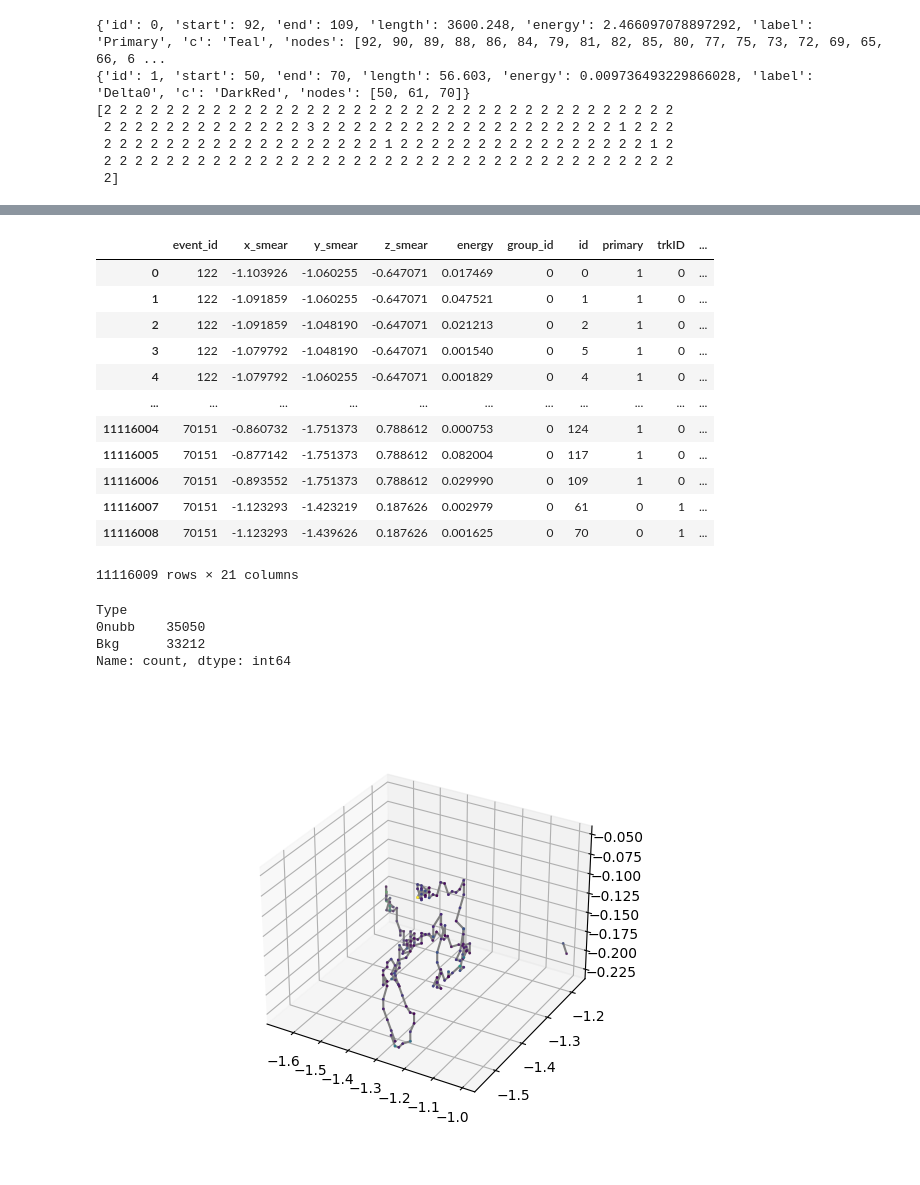
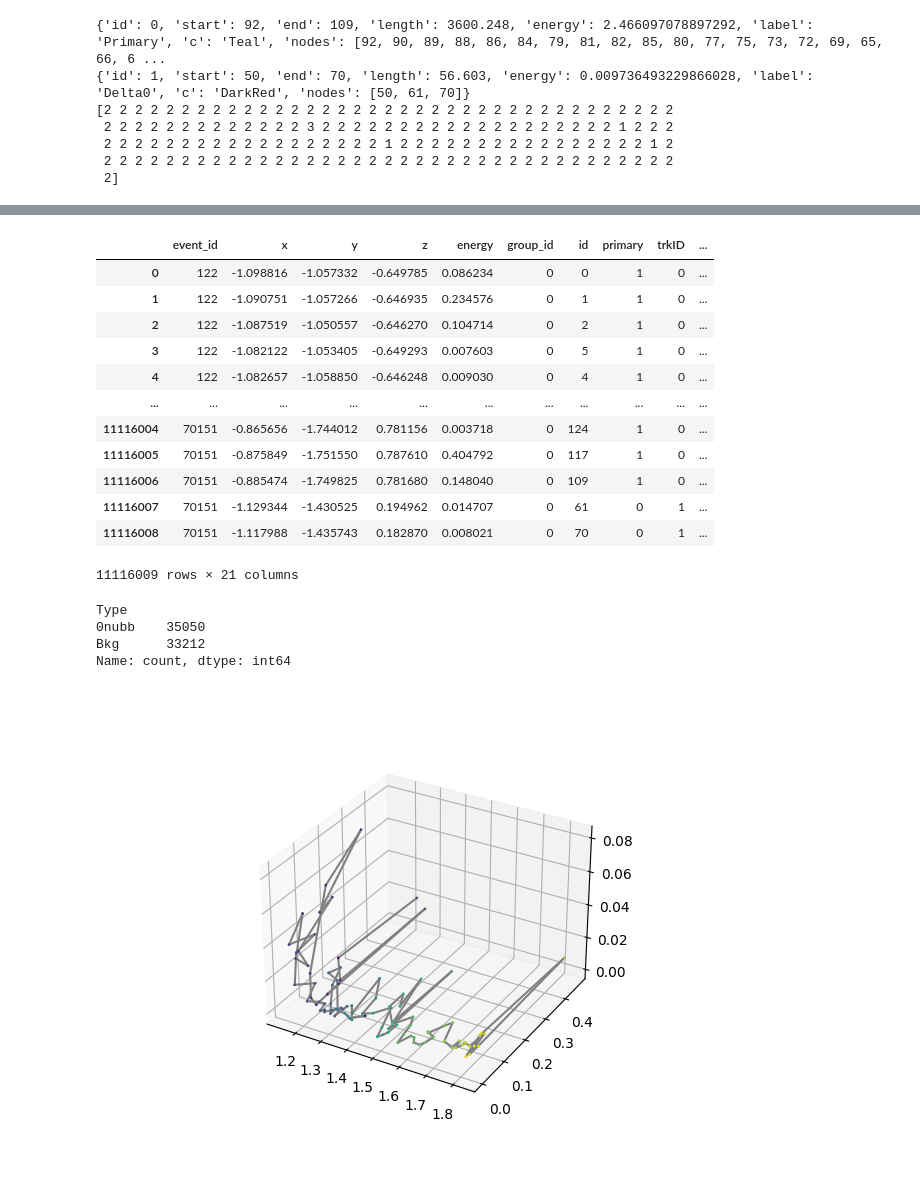
Before and after one commit to kvjmistry/ATPC, a Jupyter notebook: notebooks/ML_GNN.ipynb, the cells around one changed output, grey strips where cells are left out. Cells and saved outputs as stored; diff of their text form; code cells hidden in the pictures.

```diff
--- a/notebooks/ML_GNN.ipynb
+++ b/notebooks/ML_GNN.ipynb
@@ -74,7 +74,7 @@ Bkg_meta["Type"] = "Bkg"
 display(Bkg_meta)
 
 df = pd.concat([nubb_meta, Bkg_meta])
-df = df.drop(columns=['x', 'y', 'z'])
+df = df.drop(columns=['x_smear', 'y_smear', 'z_smear'])
 
 
 # ----------------------------------------------------------------------------------------------------
@@ -147,20 +147,10 @@ rows = []
 for event_id, track_list in Tracks.items():
     for t in track_list:
         for node in t['nodes']:
-            rows.append({
-                'event_id': event_id,
-                'id': node,
-                'length': t['length'],
-                'Etot': t['energy'],
-                'label': t['label'],
-            })
+            rows.append({'event_id': event_id,'id': node,'length': t['length'],'Etot': t['energy'],'label': t['label']})
 
 tracks_df = pd.DataFrame(rows)
-df_merged = df.merge(
-    tracks_df,
-    how='inner',
-    on=['event_id', 'id']
-)
+df_merged = df.merge(tracks_df,how='inner',on=['event_id', 'id'])
 # %%
 display(df_merged[df_merged.event_id == 122])
 # %% [output]
@@ -237,9 +232,13 @@ def normalize_group(group):
     return (group - group.min()) / (group.max() - group.min())
 
 # Normalize the columns
-xyz_mean = df_merged[["x_smear", "y_smear", "z_smear"]].mean()
-xyz_std  = df_merged[["x_smear", "y_smear", "z_smear"]].std()
-df_merged[["x_smear", "y_smear", "z_smear"]] = (df_merged[["x_smear", "y_smear", "z_smear"]] - xyz_mean) / xyz_std
+xyz_mean = df_merged[["x", "y", "z"]].mean()
+xyz_std  = df_merged[["x", "y", "z"]].std()
+df_merged[["x", "y", "z"]] = (df_merged[["x", "y", "z"]] - xyz_mean) / xyz_std
+
+
+# Apply clipping to the energy
+df_merged['energy'] = df_merged['energy'].clip(upper=0.4)
 
 df_merged = MinMaxScale(df_merged, "energy")
 df_merged = MinMaxScale(df_merged, "Tortuosity")
@@ -317,30 +333,27 @@ df_merged['label_cat'] = (
       .str.replace(r'^Delta\d+$', 'Delta', regex=True)
       .str.replace(r'^BremDelta\d+$', 'BremDelta', regex=True)
 )
+
 df_merged['label_cat'] = df_merged['label_cat'].astype('category')
-
-df_merged['label_cat'] = df_merged['label_cat'].cat.set_categories(
-    ['Primary', 'Delta', 'Brem', 'BremDelta'],
-    ordered=False
-)
+df_merged['label_cat'] = df_merged['label_cat'].cat.set_categories(['Primary', 'Delta', 'Brem', 'BremDelta'],ordered=False )
 
 # Integer encoding for training
 df_merged['label_id'] = df_merged['label_cat'].cat.codes
 
 display(df_merged)
 # %% [output]
-|  | event_id | x_smear | y_smear | z_smear | energy | group_id | id | primary | trkID | ... |
-| 0 | 122 | -1.103926 | -1.060255 | -0.647071 | 0.017469 | 0 | 0 | 1 | 0 | ... |
-| 1 | 122 | -1.091859 | -1.060255 | -0.647071 | 0.047521 | 0 | 1 | 1 | 0 | ... |
-| 2 | 122 | -1.091859 | -1.048190 | -0.647071 | 0.021213 | 0 | 2 | 1 | 0 | ... |
-| 3 | 122 | -1.079792 | -1.048190 | -0.647071 | 0.001540 | 0 | 5 | 1 | 0 | ... |
-| 4 | 122 | -1.079792 | -1.060255 | -0.647071 | 0.001829 | 0 | 4 | 1 | 0 | ... |
+|  | event_id | x | y | z | energy | group_id | id | primary | trkID | ... |
+| 0 | 122 | -1.098816 | -1.057332 | -0.649785 | 0.086234 | 0 | 0 | 1 | 0 | ... |
+| 1 | 122 | -1.090751 | -1.057266 | -0.646935 | 0.234576 | 0 | 1 | 1 | 0 | ... |
+| 2 | 122 | -1.087519 | -1.050557 | -0.646270 | 0.104714 | 0 | 2 | 1 | 0 | ... |
+| 3 | 122 | -1.082122 | -1.053405 | -0.649293 | 0.007603 | 0 | 5 | 1 | 0 | ... |
+| 4 | 122 | -1.082657 | -1.058850 | -0.646248 | 0.009030 | 0 | 4 | 1 | 0 | ... |
 | ... | ... | ... | ... | ... | ... | ... | ... | ... | ... | ... |
-| 11116004 | 70151 | -0.860732 | -1.751373 | 0.788612 | 0.000753 | 0 | 124 | 1 | 0 | ... |
-| 11116005 | 70151 | -0.877142 | -1.751373 | 0.788612 | 0.082004 | 0 | 117 | 1 | 0 | ... |
-| 11116006 | 70151 | -0.893552 | -1.751373 | 0.788612 | 0.029990 | 0 | 109 | 1 | 0 | ... |
-| 11116007 | 70151 | -1.123293 | -1.423219 | 0.187626 | 0.002979 | 0 | 61 | 0 | 1 | ... |
-| 11116008 | 70151 | -1.123293 | -1.439626 | 0.187626 | 0.001625 | 0 | 70 | 0 | 1 | ... |
+| 11116004 | 70151 | -0.865656 | -1.744012 | 0.781156 | 0.003718 | 0 | 124 | 1 | 0 | ... |
+| 11116005 | 70151 | -0.875849 | -1.751550 | 0.787610 | 0.404792 | 0 | 117 | 1 | 0 | ... |
+| 11116006 | 70151 | -0.885474 | -1.749825 | 0.781680 | 0.148040 | 0 | 109 | 1 | 0 | ... |
+| 11116007 | 70151 | -1.129344 | -1.430525 | 0.194962 | 0.014707 | 0 | 61 | 0 | 1 | ... |
+| 11116008 | 70151 | -1.117988 | -1.435743 | 0.182870 | 0.008021 | 0 | 70 | 0 | 1 | ... |
 11116009 rows × 21 columns
 # %%
 # Split the dataset based on the event ids not the rows
@@ -499,34 +551,36 @@ def build_track_edges_with_attr(event_df, tracks, pos):
 # %%
 # Make a plot of the graph data
-event_id = 0
-
+event_id = 3
 event_list = train_df.event_id.unique()
 event_connection_count = connection_counts[ event_list[event_id]]
 Track = Tracks[event_list[event_id]]
 event = train_df[train_df.event_id == event_list[event_id]]
 event.index = event.id
 # display(event)
+
+# for t in Track:
+#     print(t)
 
 INDX_X=0
 INDX_Y=1
 INDX_Z=2
 INDX_E=3
 event_graph = event_to_track_graph(event,Track)
 # print(event_graph.x[:, INDX_Y])
 src = event_graph.edge_index[0,:]
 dst = event_graph.edge_index[1,:]
 
 fig = plt.figure()
 ax = fig.add_subplot(111, projection='3d')
 ax.scatter(event_graph.x[:, INDX_X], event_graph.x[:, INDX_Y], event_graph.x[:, INDX_Z], c = event_graph.x[:, INDX_E], s=1)
 
 for i in range(len(src)):
     x_pos = [event_graph.x[src[i], INDX_X].numpy(),  event_graph.x[dst[i], INDX_X].numpy()]
     y_pos = [event_graph.x[src[i], INDX_Y].numpy(),  event_graph.x[dst[i], INDX_Y].numpy()]
     z_pos = [event_graph.x[src[i], INDX_Z].numpy(),  event_graph.x[dst[i], INDX_Z].numpy()]
     ax.plot( x_pos, y_pos, z_pos, linestyle = "-" , c="grey")
 # %% [output]
-[figure, old version]
+[figure, new version]
 # %%
 def build_graph_dataset(df):
     graphs = []
```
Also changed, not shown: parts of 17 cells of this notebook, 1 other file.
